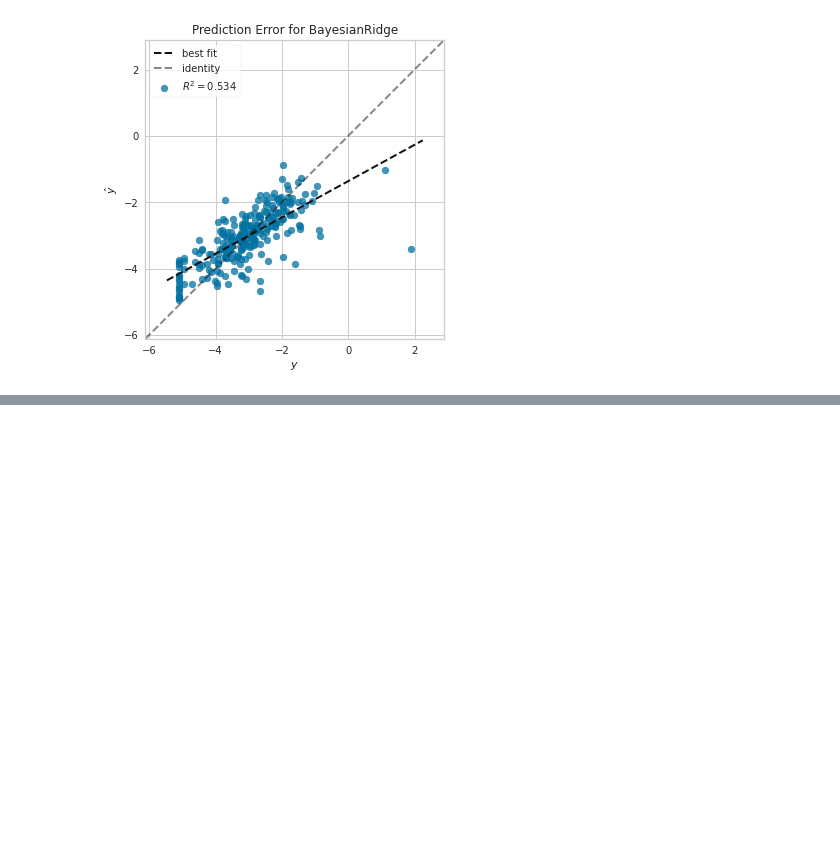
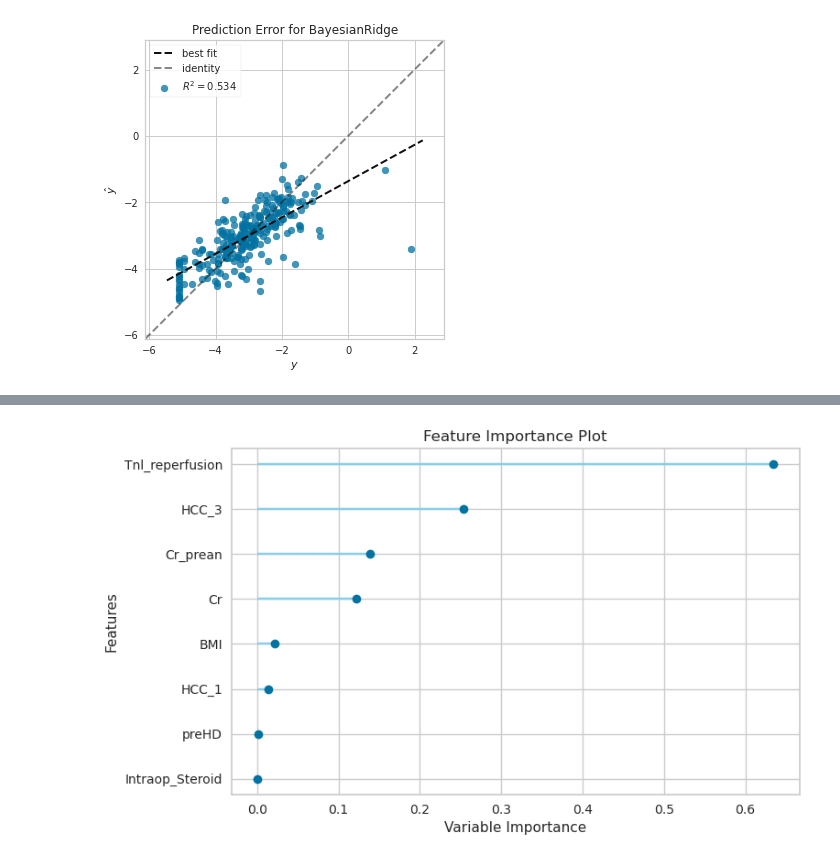
Before and after one commit to yihahn/mihlto, a Jupyter notebook: preliminary_pycaret.ipynb, the cells around one changed output, grey strips where cells are left out. Cells and saved outputs as stored; diff of their text form; code cells hidden in the pictures; blank space fills up the shorter version.

```diff
--- a/preliminary_pycaret.ipynb
+++ b/preliminary_pycaret.ipynb
@@ -224,0 +355,4 @@ IntProgress(value=0, description='Processing: ', max=5)
+# %%
+plot_model(tuned_fsbr, 'feature')
+# %% [output]
+[figure, added]
```
Also changed, not shown: parts of 11 cells of this notebook.
